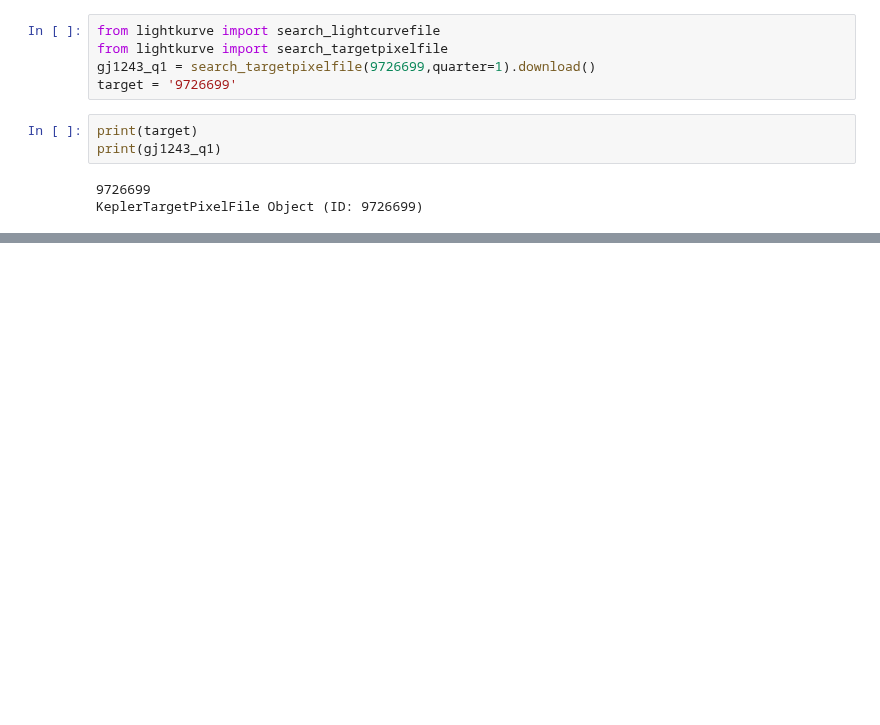
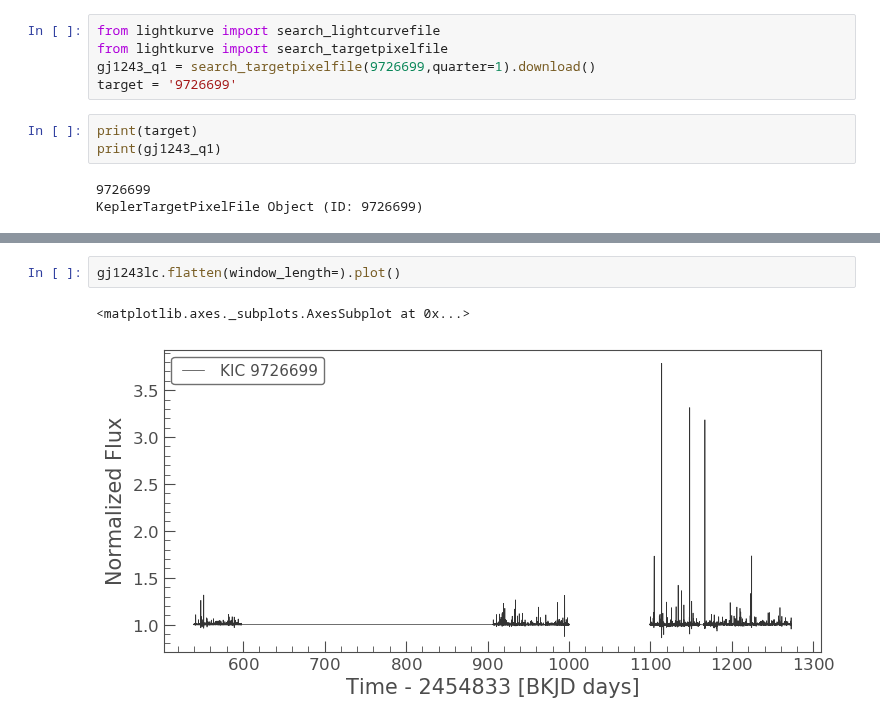
Before and after one commit to lupitatovar/flares, a Jupyter notebook: notebooks/LightKurve_Gj1243.ipynb, the cells around one changed output, grey strips where cells are left out. Cells and saved outputs as stored; diff of their text form; blank space fills up the shorter version.

```diff
--- a/notebooks/LightKurve_Gj1243.ipynb
+++ b/notebooks/LightKurve_Gj1243.ipynb
@@ -142,0 +120,5 @@ NameError: name 'gj1243lc_sum' is not defined
+# %%
+gj1243lc.flatten(window_length=).plot()
+# %% [output]
+<matplotlib.axes._subplots.AxesSubplot at 0x...>
+[figure, added]
```
Also changed, not shown: parts of 12 cells of this notebook.
